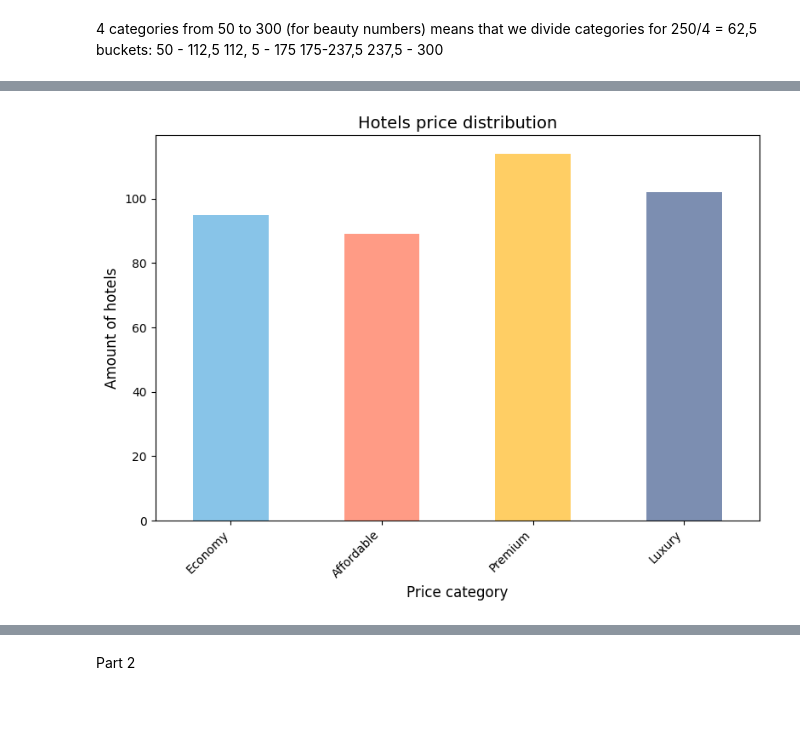
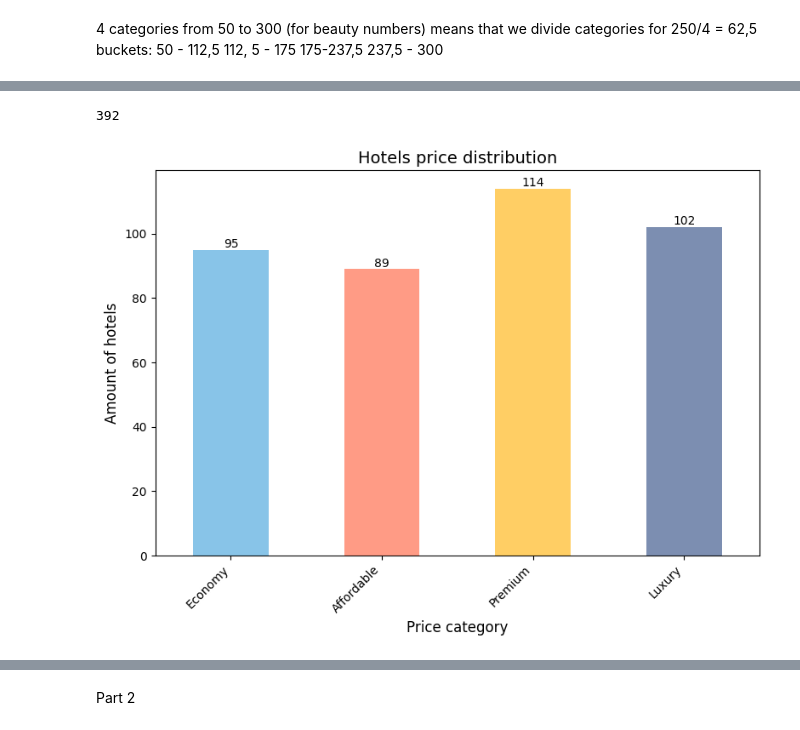
Before and after one commit to anastasiakhromova/project_hotels, a Jupyter notebook: project_raw.ipynb, the cells around one changed output, grey strips where cells are left out. Cells and saved outputs as stored; diff of their text form; code cells hidden in the pictures.

```diff
--- a/project_raw.ipynb
+++ b/project_raw.ipynb
@@ -121,7 +77,7 @@ result_distribution = pd.merge(result_distribution, hotels, left_on = 'hotel_num
 # %%
-result_distribution.rename(columns={'price_x': 'price'}, inplace=True)
+merged_distribution.rename(columns={'price_x': 'price'}, inplace=True)
 # %%
-pivot_for_visualisation = result_distribution.pivot_table(values= ['guest', 'rooms', 'price', 'price_final'], index='hotel',
+pivot_for_visualisation = merged_distribution.pivot_table(values= ['guest', 'rooms', 'price', 'price_final'], index='hotel',
                                                           aggfunc={'guest':'count', 'rooms':'mean', 'price':'mean', 'price_final':'sum'})
 # %%
 min(hotels['price']) #min price for defining categories of price
@@ -184,22 +108,33 @@ pivot_for_visualisation
+# %%
+pivot_for_visualisation = pivot_for_visualisation.reset_index()
+# %%
+pivot_for_visualisation['check_in_percentage'] = pivot_for_visualisation['guest'] / pivot_for_visualisation['rooms']
+# %%
+len(pivot_for_visualisation[pivot_for_visualisation['check_in_percentage'] > 0.6]) #80
+# %% [output]
+392
 # %%
-# Задаём порядок категорий
-pivot_for_visualisation['price_category'] = pd.Categorical(pivot_for_visualisation['price_category'], categories=categories, ordered=True)
-
-# Подсчитываем количество отелей в каждой категории
+# Count hotels for every category
 category_counts = pivot_for_visualisation['price_category'].value_counts().reindex(categories)
 
-# Строим график
+# Make graph
 plt.figure(figsize=(8, 6))
-category_counts.plot(kind='bar', color=['#88c4e8', '#ff9b85', '#ffce64', '#7c8eb1'])
+ax = category_counts.plot(kind='bar', color=['#88c4e8', '#ff9b85', '#ffce64', '#7c8eb1'])  # Столбчатая диаграмма
 
-# Настройка графика
+# Добавляем подписи с цифрами
+for p in ax.patches:
+    ax.annotate(f'{p.get_height()}',  # Текст (число гостей)
+                (p.get_x() + p.get_width() / 2, p.get_height()),  # Позиция (по центру столбика)
+                ha='center', va='center', fontsize=10, color='black', xytext=(0, 5), textcoords='offset points')
+
+# Bar charts settings
 plt.title('Hotels price distribution', fontsize=14)
 plt.xlabel('Price category', fontsize=12)
 plt.ylabel('Amount of hotels', fontsize=12)
 plt.xticks(rotation=45, ha='right')
 plt.tight_layout()
 
-# Показываем график
+# Graph depiction
 plt.show()
 # %% [output]
-[figure, old version]
+[figure, new version]
```
Also changed, not shown: parts of 27 cells of this notebook.
